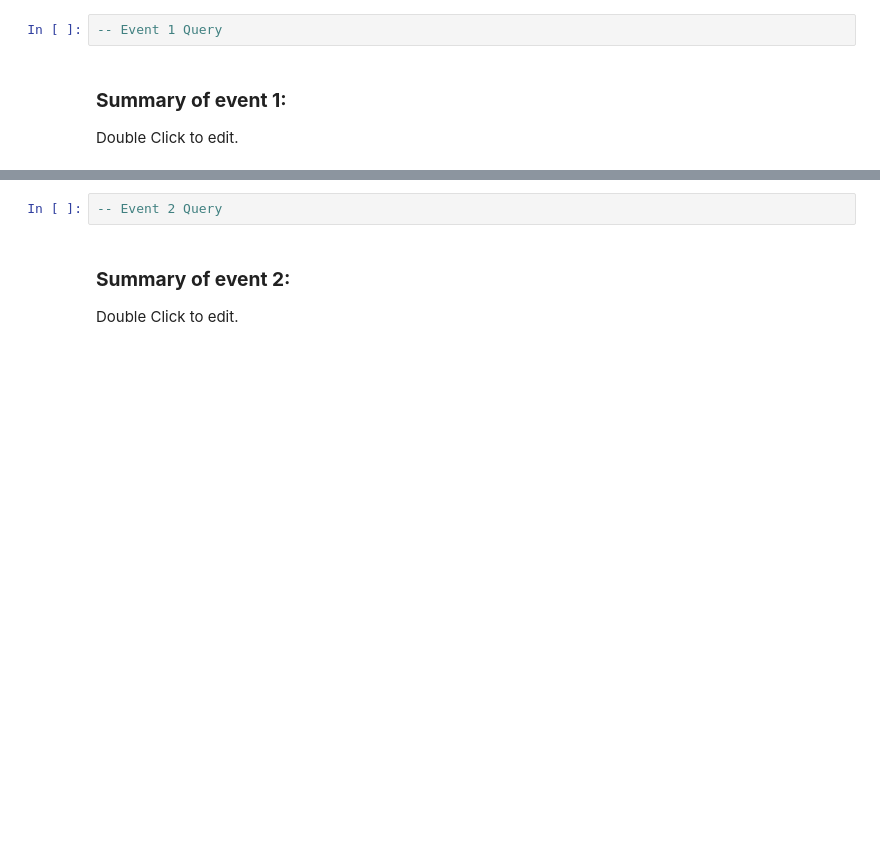
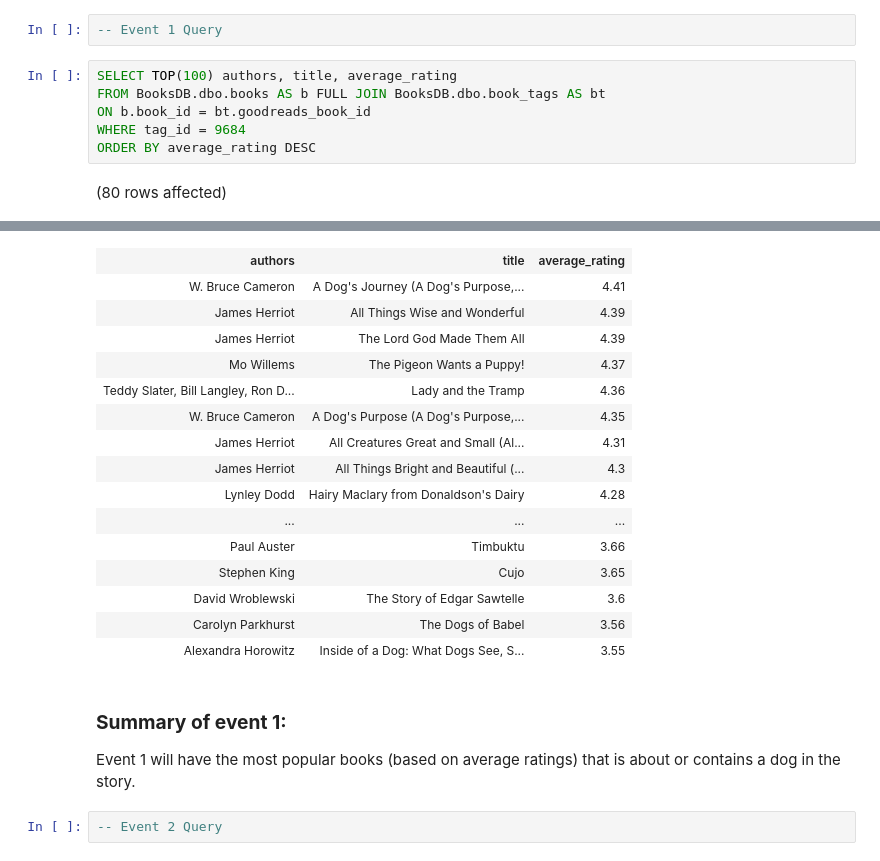
Before and after one commit to annalprost/SQL-Part-3-Studio, a Jupyter notebook: SQL-Part-3-Studio.ipynb, the cells around one changed output, grey strips where cells are left out. Cells and saved outputs as stored; diff of their text form; blank space fills up the shorter version.

```diff
--- a/SQL-Part-3-Studio.ipynb
+++ b/SQL-Part-3-Studio.ipynb
@@ -212,7 +212,11 @@ What 2 events / promotions are you highlighting?
 For each event write at least one query that joins any two tables in the BooksDB to support your choice and record you thoughts as to why you used the paticlular query. At least one of your queries needs to include a HAVING clause.
 # %%
 -- Event 1 Query
-# %% [markdown]
-### **Summary of event 1:**
-
-Double Click to edit.
+# %%
+SELECT TOP(100) authors, title, average_rating
+FROM BooksDB.dbo.books AS b FULL JOIN BooksDB.dbo.book_tags AS bt
+ON b.book_id = bt.goodreads_book_id
+WHERE tag_id = 9684
+ORDER BY average_rating DESC
+# %% [output]
+(80 rows affected)
@@ -219,6 +224,22 @@ Double Click to edit.
+| authors | title | average_rating |
+| W. Bruce Cameron | A Dog's Journey (A Dog's Purpose,... | 4.41 |
+| James Herriot | All Things Wise and Wonderful | 4.39 |
+| James Herriot | The Lord God Made Them All | 4.39 |
+| Mo Willems | The Pigeon Wants a Puppy! | 4.37 |
+| Teddy Slater, Bill Langley, Ron D... | Lady and the Tramp | 4.36 |
+| W. Bruce Cameron | A Dog's Purpose (A Dog's Purpose,... | 4.35 |
+| James Herriot | All Creatures Great and Small (Al... | 4.31 |
+| James Herriot | All Things Bright and Beautiful (... | 4.3 |
+| Lynley Dodd | Hairy Maclary from Donaldson's Dairy | 4.28 |
+| ... | ... | ... |
+| Paul Auster | Timbuktu | 3.66 |
+| Stephen King | Cujo | 3.65 |
+| David Wroblewski | The Story of Edgar Sawtelle | 3.6 |
+| Carolyn Parkhurst | The Dogs of Babel | 3.56 |
+| Alexandra Horowitz | Inside of a Dog: What Dogs See, S... | 3.55 |
+# %% [markdown]
+### **Summary of event 1:**
+
+Event 1 will have the most popular books (based on average ratings) that is about or contains a dog in the story.
 # %%
 -- Event 2 Query
-# %% [markdown]
-### **Summary of event 2:**
-
-Double Click to edit.
```
Also changed, not shown: parts of 3 cells of this notebook.
